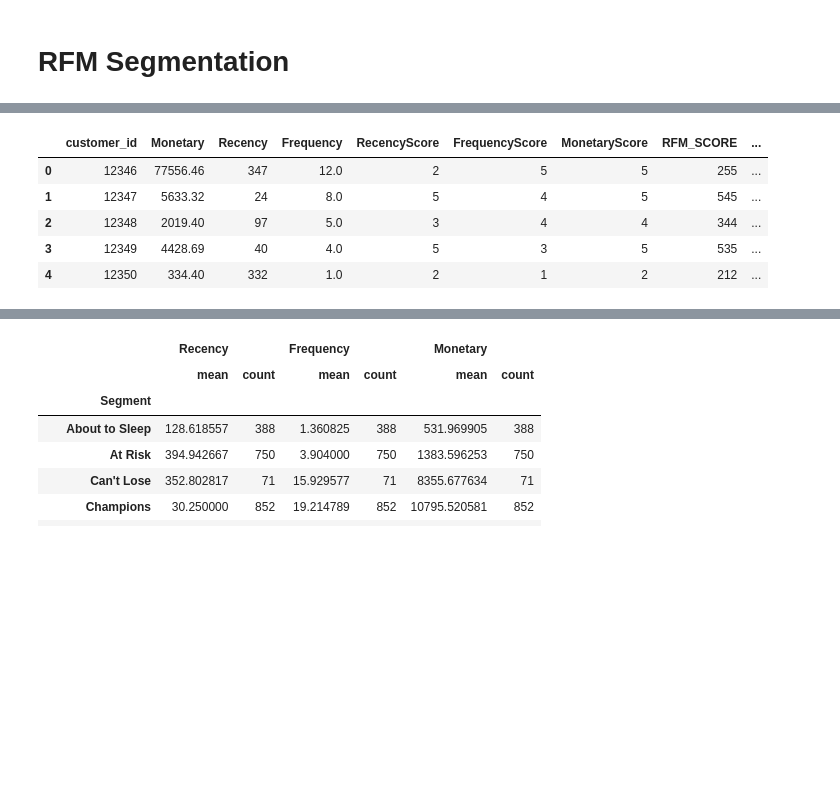
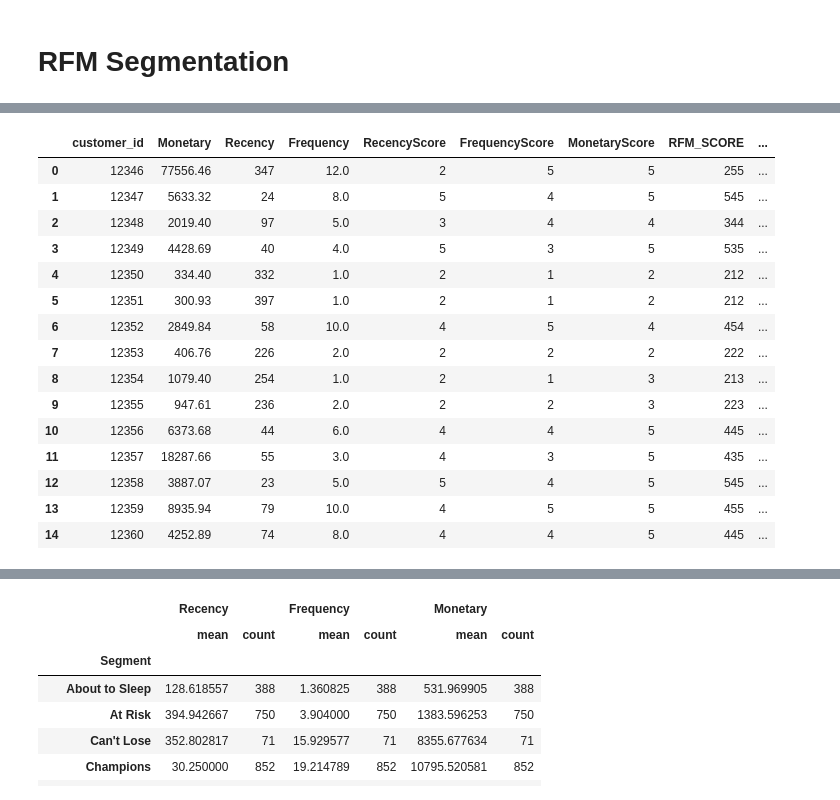
Before and after one commit to jarviscanada/jarvis_data_eng_SumikshTrehan, a Jupyter notebook: python_data_analytics/retail_data_analytics_wrangling.ipynb, the cells around one changed output, grey strips where cells are left out. Saved outputs shown, nothing was run; the diff lists cells and outputs as text; code cells hidden in the pictures; blank space fills up the shorter version.

Commit message:
docs(readme):  code modification for segment and docks readme RFM summary redone

```diff
--- a/python_data_analytics/retail_data_analytics_wrangling.ipynb
+++ b/python_data_analytics/retail_data_analytics_wrangling.ipynb
@@ -806,3 +816,9 @@ seg_map = {
 }
 # %% [output]
 [interactive output not drawn]
+# %%
+#creation of segment variable
+rfm_table['Segment'] = rfm_table['RecencyScore'].astype(str) + rfm_table['FrequencyScore'].astype(str)
+rfm_table['Segment'] = rfm_table['Segment'].replace(seg_map, regex=True)
+
+rfm_table.head(15)
@@ -880,16 +914,26 @@ Name: Segment, dtype: int64
 # %%
 #creation of segment variable
 rfm_table['Segment'] = rfm_table['RecencyScore'].astype(str) + rfm_table['FrequencyScore'].astype(str)
 rfm_table['Segment'] = rfm_table['Segment'].replace(seg_map, regex=True)
 
-rfm_table.head()
+rfm_table.head(15)
 # %% [output]
 |  | customer_id | Monetary | Recency | Frequency | RecencyScore | FrequencyScore | MonetaryScore | RFM_SCORE | ... |
 | 0 | 12346 | 77556.46 | 347 | 12.0 | 2 | 5 | 5 | 255 | ... |
 | 1 | 12347 | 5633.32 | 24 | 8.0 | 5 | 4 | 5 | 545 | ... |
 | 2 | 12348 | 2019.40 | 97 | 5.0 | 3 | 4 | 4 | 344 | ... |
 | 3 | 12349 | 4428.69 | 40 | 4.0 | 5 | 3 | 5 | 535 | ... |
 | 4 | 12350 | 334.40 | 332 | 1.0 | 2 | 1 | 2 | 212 | ... |
+| 5 | 12351 | 300.93 | 397 | 1.0 | 2 | 1 | 2 | 212 | ... |
+| 6 | 12352 | 2849.84 | 58 | 10.0 | 4 | 5 | 4 | 454 | ... |
+| 7 | 12353 | 406.76 | 226 | 2.0 | 2 | 2 | 2 | 222 | ... |
+| 8 | 12354 | 1079.40 | 254 | 1.0 | 2 | 1 | 3 | 213 | ... |
+| 9 | 12355 | 947.61 | 236 | 2.0 | 2 | 2 | 3 | 223 | ... |
+| 10 | 12356 | 6373.68 | 44 | 6.0 | 4 | 4 | 5 | 445 | ... |
+| 11 | 12357 | 18287.66 | 55 | 3.0 | 4 | 3 | 5 | 435 | ... |
+| 12 | 12358 | 3887.07 | 23 | 5.0 | 5 | 4 | 5 | 545 | ... |
+| 13 | 12359 | 8935.94 | 79 | 10.0 | 4 | 5 | 5 | 455 | ... |
+| 14 | 12360 | 4252.89 | 74 | 8.0 | 4 | 4 | 5 | 445 | ... |
 [interactive output not drawn]
 # %%
 rfm_table[["Segment", "Recency","Frequency","Monetary"]].groupby("Segment").agg(["mean","count"])
```
Also changed, not shown: parts of 3 cells of this notebook, 1 other file.
